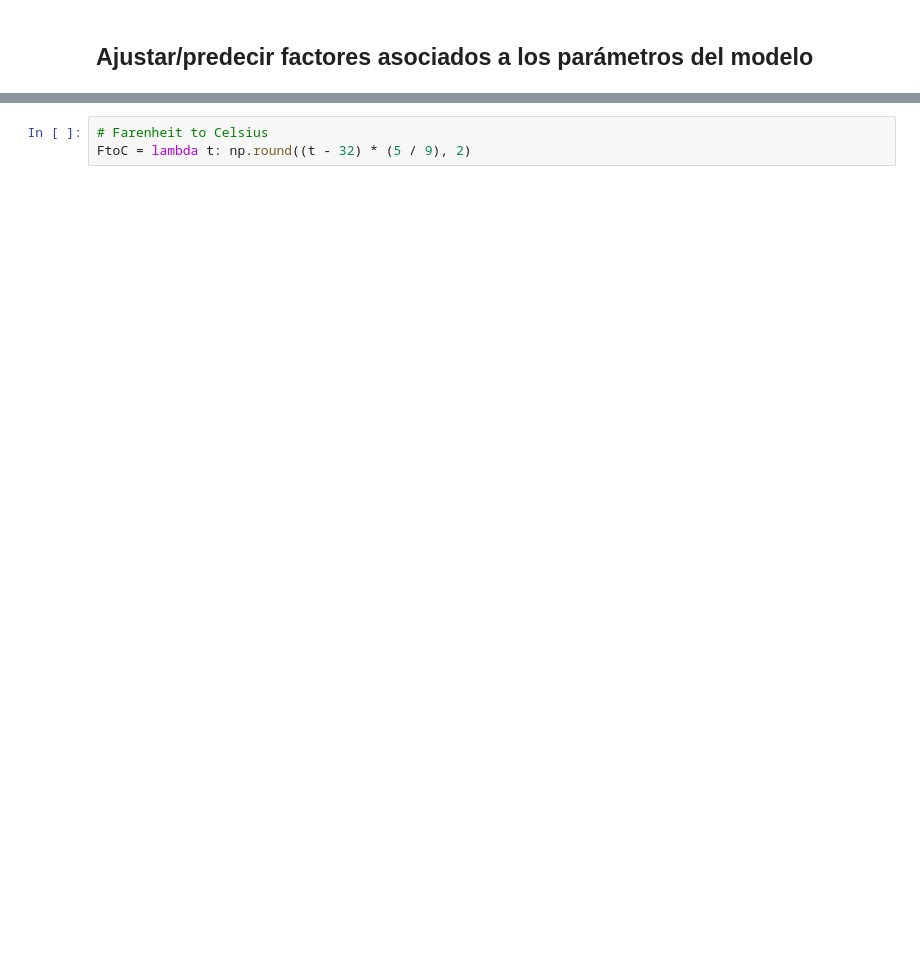
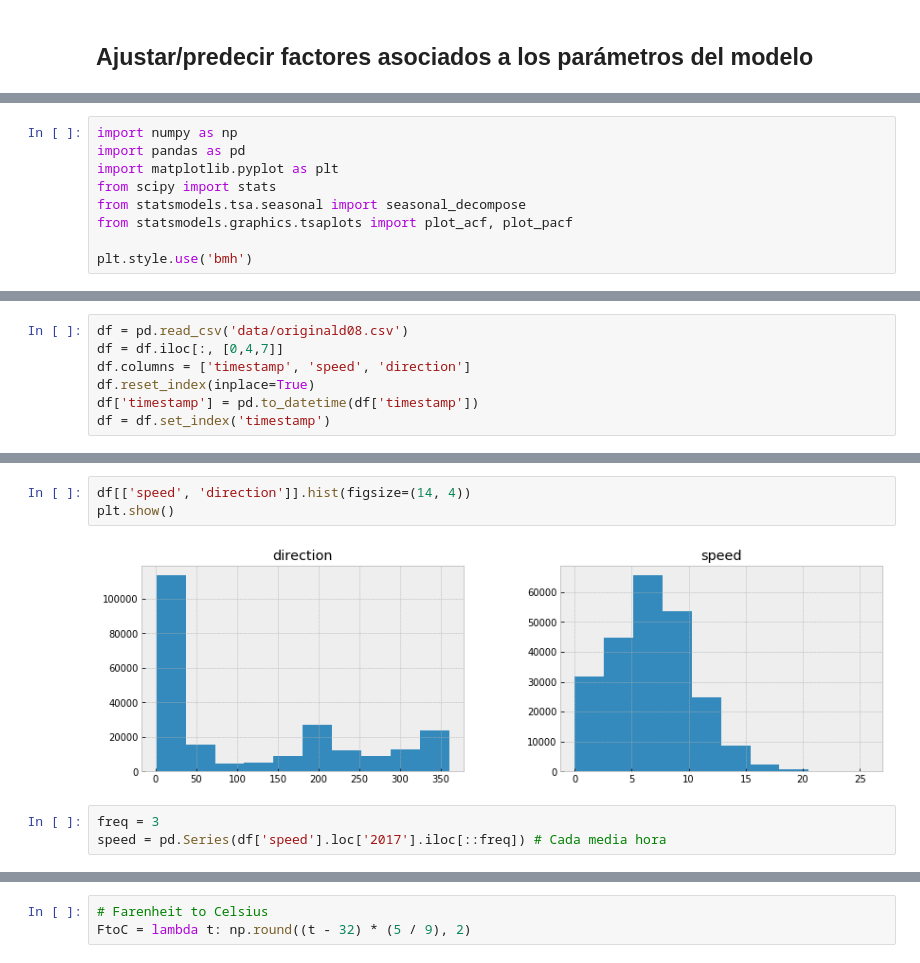
Before and after one commit to dsanmartin/INF475-PJ, a Jupyter notebook: project.ipynb, the cells around one changed output, grey strips where cells are left out. Saved outputs shown, nothing was run; the diff lists cells and outputs as text; blank space fills up the shorter version.

```diff
--- a/project.ipynb
+++ b/project.ipynb
@@ -66,0 +73,9 @@ interactive(children=(IntSlider(value=0, continuous_update=False, description='t
+# %%
+import numpy as np
+import pandas as pd
+import matplotlib.pyplot as plt
+from scipy import stats
+from statsmodels.tsa.seasonal import seasonal_decompose
+from statsmodels.graphics.tsaplots import plot_acf, plot_pacf
+
+plt.style.use('bmh')
@@ -66,0 +89,7 @@ interactive(children=(IntSlider(value=0, continuous_update=False, description='t
+# %%
+df = pd.read_csv('data/originald08.csv')
+df = df.iloc[:, [0,4,7]]
+df.columns = ['timestamp', 'speed', 'direction']
+df.reset_index(inplace=True)
+df['timestamp'] = pd.to_datetime(df['timestamp'])
+df = df.set_index('timestamp')
@@ -66,0 +108,8 @@ interactive(children=(IntSlider(value=0, continuous_update=False, description='t
+# %%
+df[['speed', 'direction']].hist(figsize=(14, 4))
+plt.show()
+# %% [output]
+[figure, added]
+# %%
+freq = 3
+speed = pd.Series(df['speed'].loc['2017'].iloc[::freq]) # Cada media hora
```
Also changed, not shown: parts of 37 cells of this notebook.
